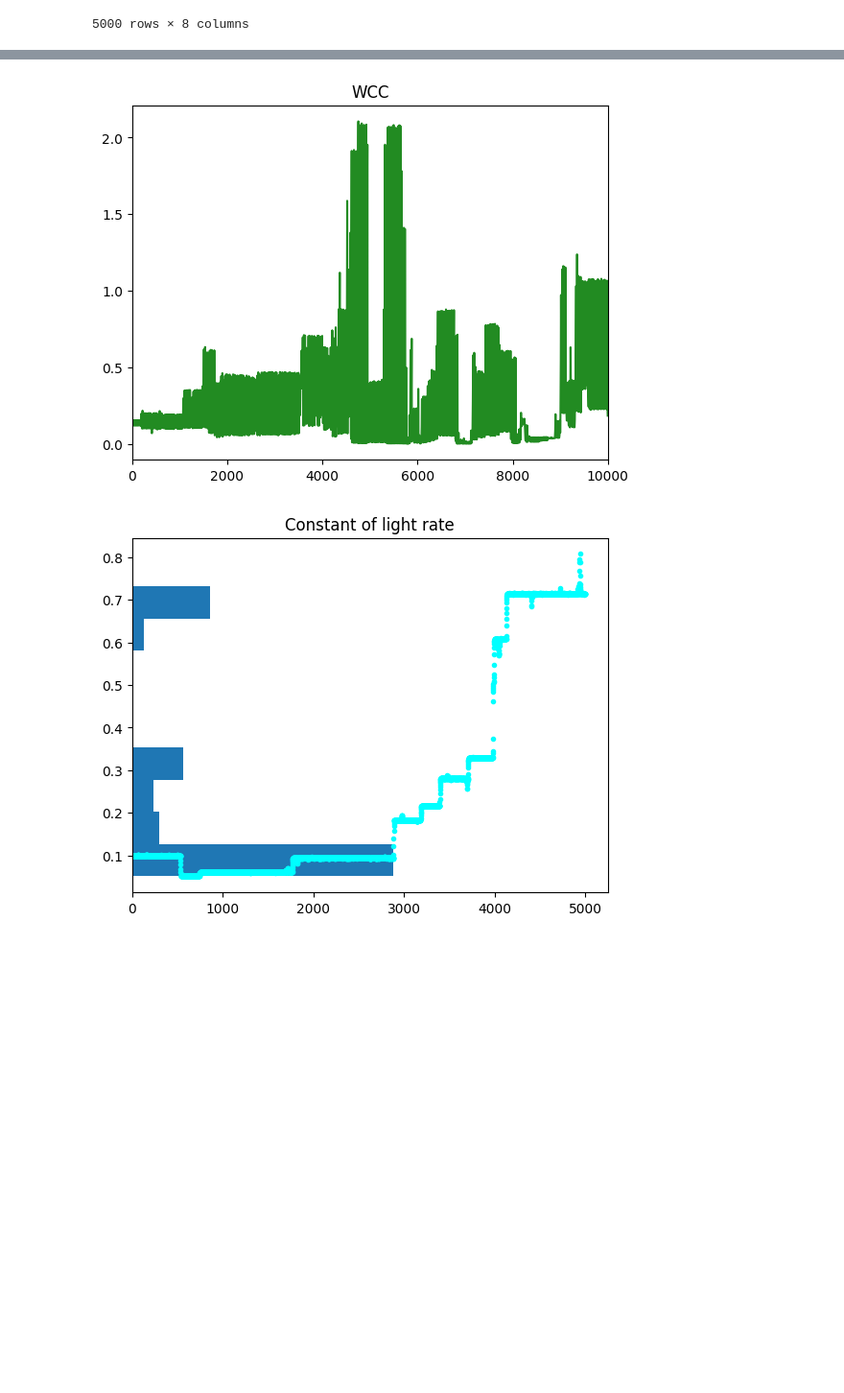
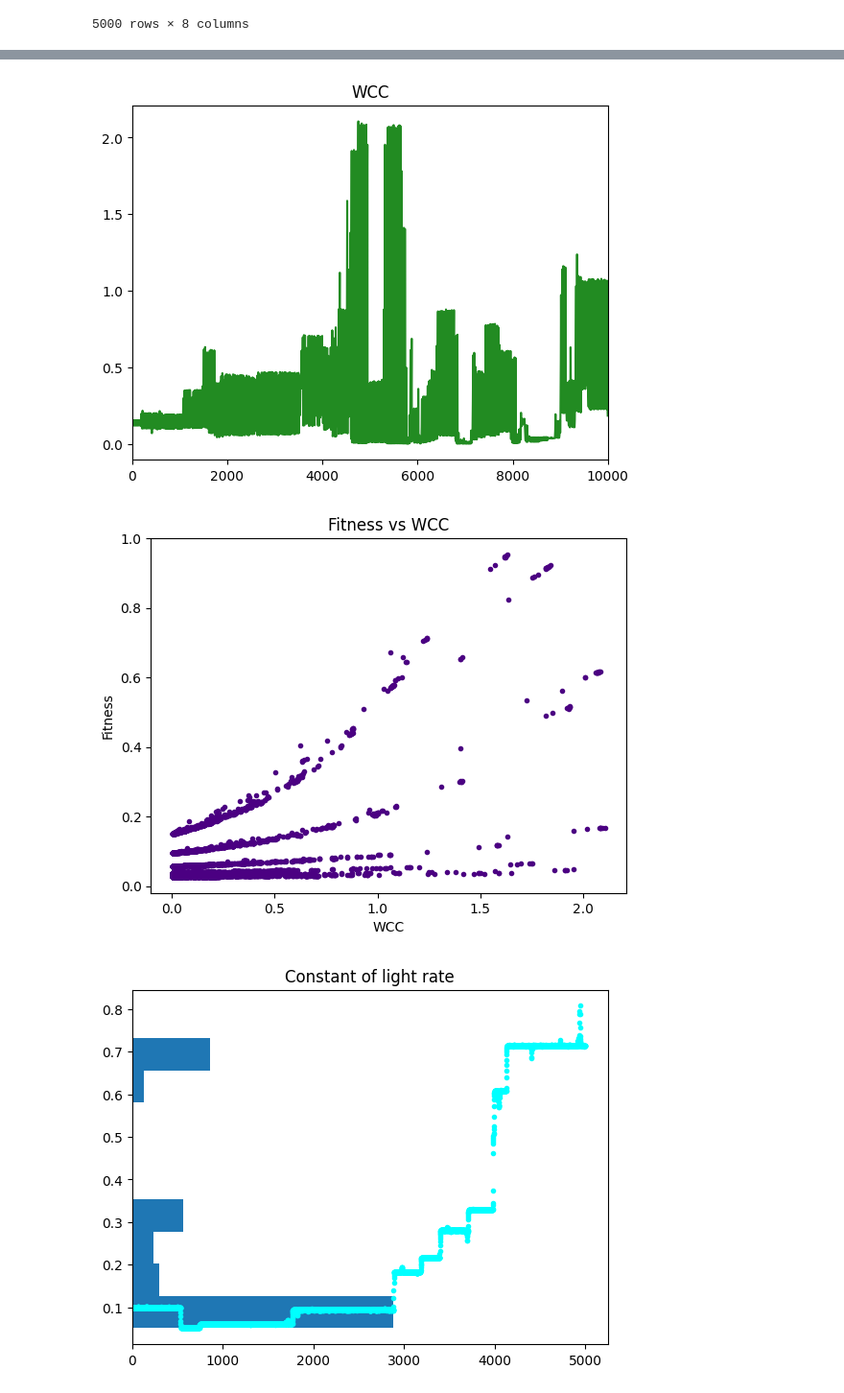
Before and after one commit to SysEvo/Circadian_clock_Neurospora, a Jupyter notebook: Data_analisys.ipynb, the cells around one changed output, grey strips where cells are left out. Shown at 96% size. Saved outputs shown, nothing was run; the diff lists cells and outputs as text; code cells hidden in the pictures; blank space fills up the shorter version.

```diff
--- a/Data_analisys.ipynb
+++ b/Data_analisys.ipynb
@@ -90,23 +96,32 @@ resultA
 | 4999 | 4999 | 5000.0 | [3.69531843e-01 1.00199656e+00 8.... | 0.713652 | [3.52096551e-02 5.49865247e-01 4.... | ... |
 5000 rows × 8 columns
 # %%
+plt.figure()
 plt.plot(resultA["Generation"],resultA["Fitness"],'-',color='coral')
 #plt.vlines(range(0,len(resultA["Fitness"]),24),0,max(resultA["Fitness"]))
 plt.title("Fitness")
 #plt.xlim([0,5000])
 #plt.savefig("Result/Light_u0.03_M1.1_st600_N1000_v0.2_LD0_alg0_0.jpg")
 plt.show()
+
+plt.figure()
+plt.plot(range(0,len(resultA["WCC"])*2,2),resultA["WCC"],'-',color='forestgreen')
+#plt.vlines(range(0,len(resultA["WCC"])*2,48),0,max(resultA["WCC"]))
+plt.title("WCC")
+plt.xlim([0,10000])
+#plt.savefig("Result/Light_u0.03_M1.1_st600_N1000_v0.2_LD0_alg0_0.jpg")
+plt.show()
+
+plt.figure()
+plt.plot(resultA["WCC"],resultA["Fitness"],'.',color='indigo')
+plt.title("Fitness vs WCC")
+plt.xlabel("WCC")
+plt.ylabel("Fitness")
+plt.show()
 # %% [output]
 [figure]
+[figure, added]
+[figure, added]
-# %%
-plt.plot(range(0,len(resultA["WCC"])*2,2),resultA["WCC"],'-',color='forestgreen')
-#plt.vlines(range(0,len(resultA["WCC"])*2,48),0,max(resultA["WCC"]))
-plt.title("WCC")
-plt.xlim([0,10000])
-#plt.savefig("Result/Light_u0.03_M1.1_st600_N1000_v0.2_LD0_alg0_0.jpg")
-plt.show()
-# %% [output]
-[figure, removed]
 # %%
 plt.plot(resultA["Constant of light rate"],".",color='cyan')
 plt.hist(resultA["Constant of light rate"],orientation="horizontal")
```
Also changed, not shown: parts of 22 cells of this notebook.
